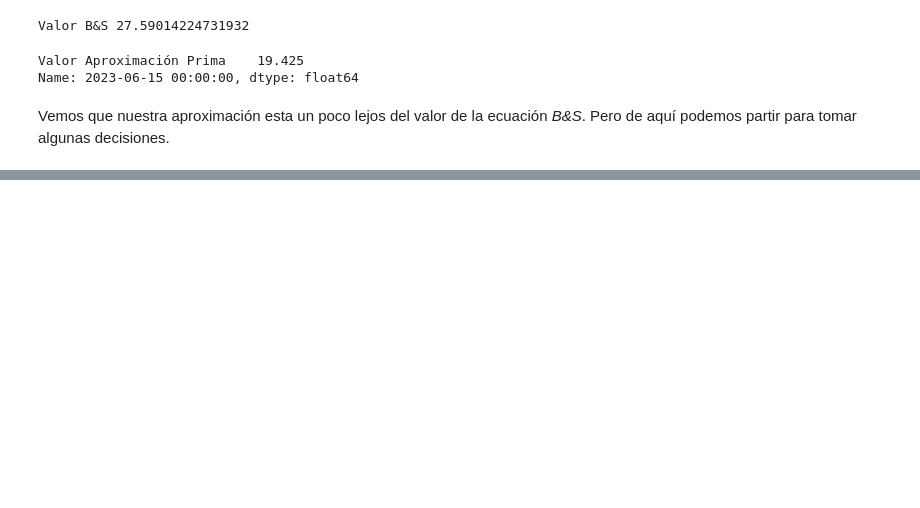
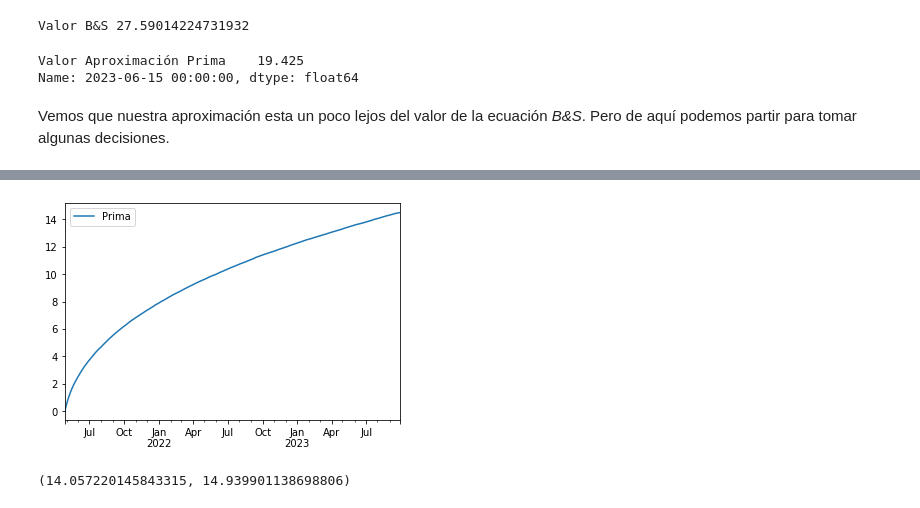
Before and after one commit to GerardoRVL97/TAREA_9_RUIZ_G_VAZQUEZ_C, a Jupyter notebook: TAREA_9_VAZQUEZ_C_RUIZ_G.ipynb, the cells around one changed output, grey strips where cells are left out. Drawn from its saved outputs; the diff is of its cells as text; code cells hidden in the pictures; blank space fills up the shorter version.

```diff
--- a/TAREA_9_VAZQUEZ_C_RUIZ_G.ipynb
+++ b/TAREA_9_VAZQUEZ_C_RUIZ_G.ipynb
@@ -643,0 +844,22 @@ Vemos que nuestra aproximación esta un poco lejos del valor de la ecuación *B&
+# %%
+from datetime import date
+Hoy = date.today()
+
+# strike price
+K = opcion_valuar['JSON']['strike']
+
+# Fechas a simular
+dates = pd.date_range(start= Hoy, periods = ndays, freq='B')
+
+# Escenarios y número de días
+ndays = len(dates)
+nscen = 100000
+
+# Condición inicial del precio a simular
+S0 = closes_wmt.iloc[-1,0]
+
+# simular rendimientos
+sim_ret = pd.DataFrame(sigma*np.random.randn(ndays,nscen)+r,index=dates)
+
+# Simular precios
+sim_closes = S0*np.exp(sim_ret.cumsum())
@@ -643,0 +900,9 @@ Vemos que nuestra aproximación esta un poco lejos del valor de la ecuación *B&
+# %%
+strike = pd.DataFrame(K*np.ones([ndays,nscen]), index=dates)
+
+# Valor del call europeo
+put = pd.DataFrame({'Prima':np.exp(-r*ndays) \
+              *np.fmax(strike-sim_closes,np.zeros([ndays,nscen])).mean(axis=1)}, index=dates)
+put.plot();
+# %% [output]
+[figure, added]
@@ -643,0 +911,8 @@ Vemos que nuestra aproximación esta un poco lejos del valor de la ecuación *B&
+# %%
+confianza = 0.99
+sigma_est = sim_closes.iloc[-1].sem()
+mean_est = a.Prima
+i2 = st.norm.interval(confianza, loc=mean_est, scale=sigma_est)
+print(i2)
+# %% [output]
+(14.057220145843315, 14.939901138698806)
```
Also changed, not shown: parts of 48 cells of this notebook.
